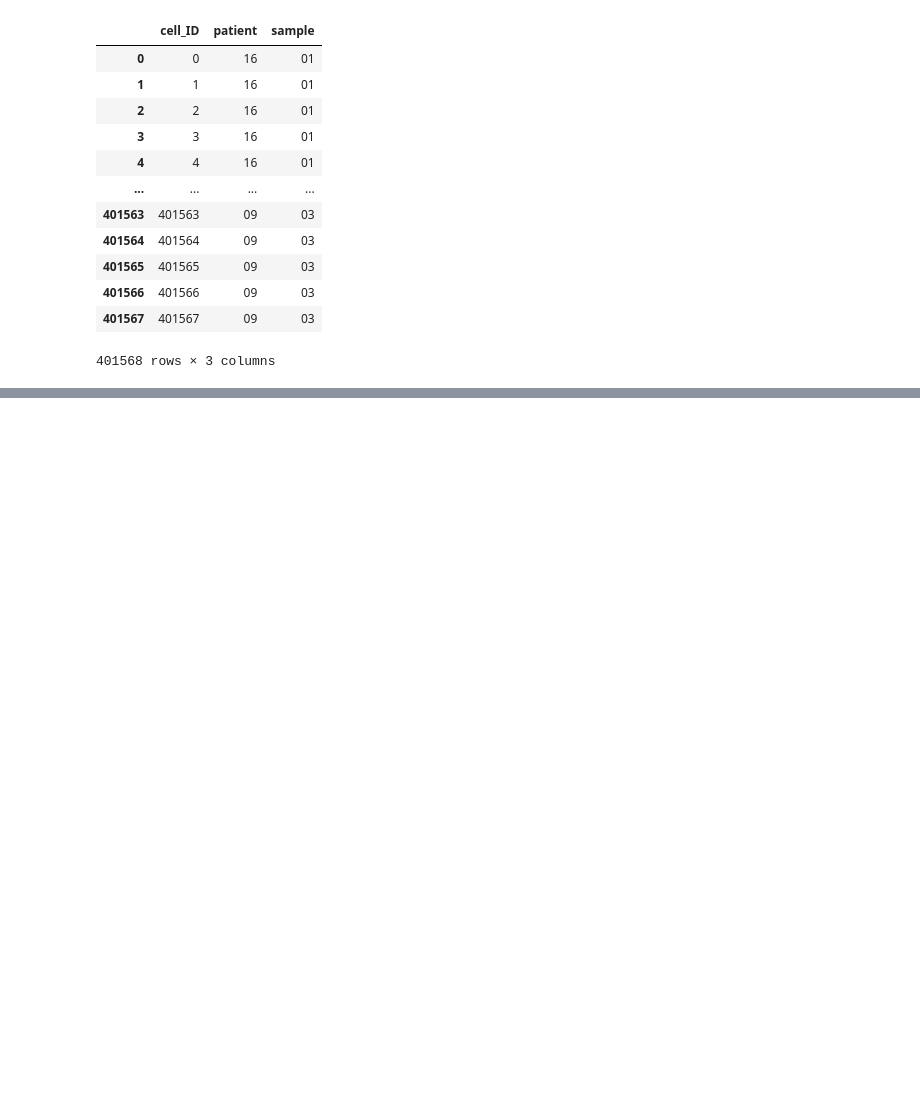
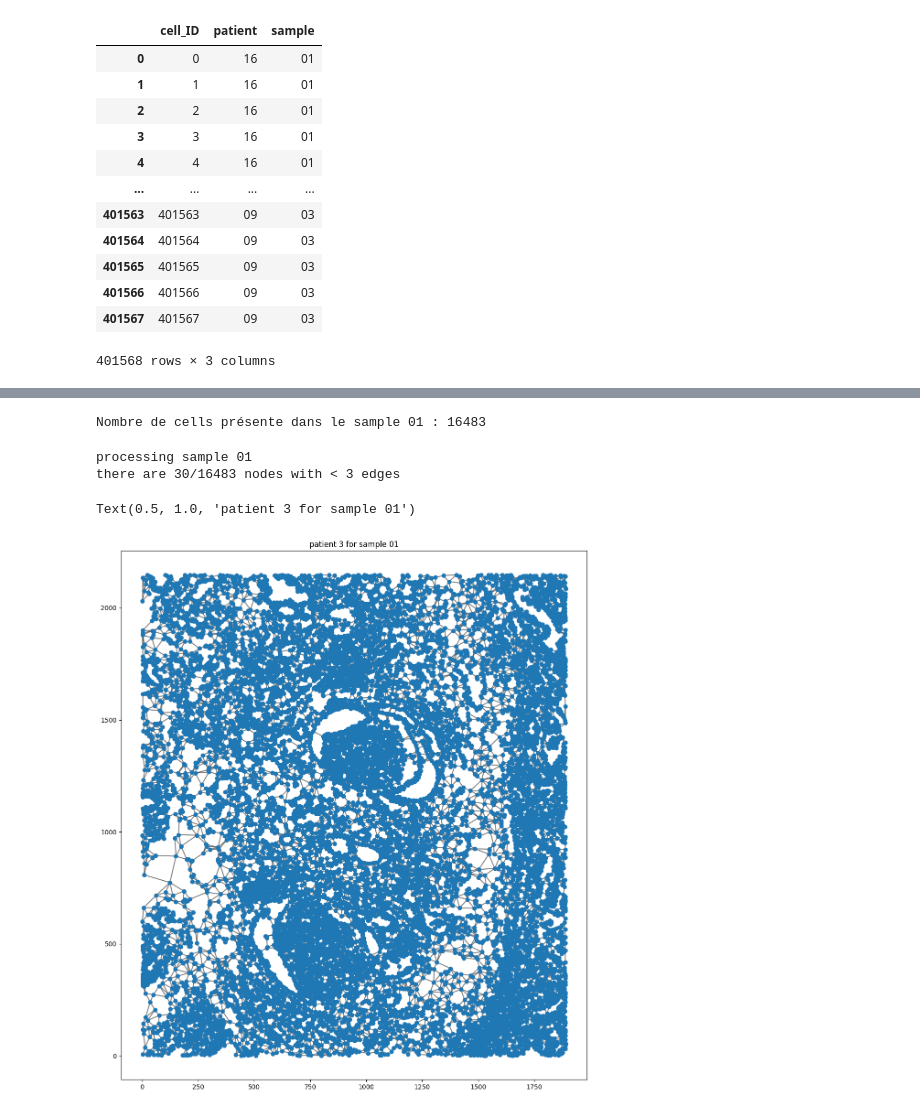
Before and after one commit to VeraPancaldiLab/MOSNA_GUI, a Jupyter notebook: mosna_analysis.ipynb, the cells around one changed output, grey strips where cells are left out. Drawn from its saved outputs; the diff is of its cells as text; code cells hidden in the pictures; blank space fills up the shorter version.

Commit message:
plot networks for patient and sample

```diff
--- a/mosna_analysis.ipynb
+++ b/mosna_analysis.ipynb
@@ -45,21 +47,21 @@ files=dict()
 
 sample_number=1
 for file in objects_path:
-    name_file = Path(file).name
+    name_file = str(Path(file).name)
     name_file = re.split(r'[_.-]', name_file)
-    name_file = name_file[1:3]
+    name_file = name_file = [str(x) for x in name_file[1:3]]
     if Path(file).with_suffix('.parquet').exists():
         obj = pd.read_parquet(Path(file).with_suffix('.parquet'))
         obj.drop(columns='Unnamed: 0', inplace=True)
-        obj['patient']=name_file[0]
-        obj['sample']=name_file[1]
+        obj['patient'] = name_file[0]
+        obj['sample'] = name_file[1]
         files.setdefault(f'sample {sample_number}', obj)
     else:
         obj = pd.read_csv(Path(file))
         obj.to_parquet(Path(file).with_suffix('.parquet'))
         obj.drop(columns='Unnamed: 0', inplace=True)
-        obj['patient']=name_file[0]
-        obj['sample']=name_file[1]
+        obj['patient'] = name_file[0]
+        obj['sample'] = name_file[1]
         files.setdefault(f'sample {sample_number}', obj)
 
     sample_number+=1
@@ -143,0 +157,29 @@ del files, verif, nb_row, nb_row_concat, sample_number, concatanable, cell_ID, f
+# %%
+patient = '3'  # @param {type:"string"}
+sample = '01'    # @param {type:"string"}
+
+filtre = (sample_cell['patient'] == patient) & (sample_cell['sample'] == sample)
+print(f"Nombre de cells présente dans le sample {sample} : {filtre.sum()}")
+cells = sample_cell.loc[filtre, 'cell_ID']
+# %% [output]
+Nombre de cells présente dans le sample 01 : 16483
+# %%
+filtre = cell_pos['cell_ID'].isin(cells)
+coords = cell_pos.loc[filtre, ['X_position','Y_position']]
+
+print(f"processing patient n°{patient} for sample n°{sample}")
+coords = np.array(coords.values.tolist())
+pairs = ty.build_delaunay(coords)
+    # we want to avoid isolated cells, so we link them to their 3 closest neighbors
+pairs = ty.link_solitaries(coords, pairs, method='delaunay', min_neighbors=3)
+
+fig, ax = ty.plot_network(
+    coords, pairs,
+    legend_opt={'loc': 'center left', 'bbox_to_anchor': (1.05, 0.5)},
+    )
+plt.title(f"Draw a Tysserand network for patient {patient} and sample {sample}")
+# %% [output]
+processing sample 01
+there are 30/16483 nodes with < 3 edges
+Text(0.5, 1.0, 'patient 3 for sample 01')
+[figure, added]
```
Also changed, not shown: parts of 6 cells of this notebook.
